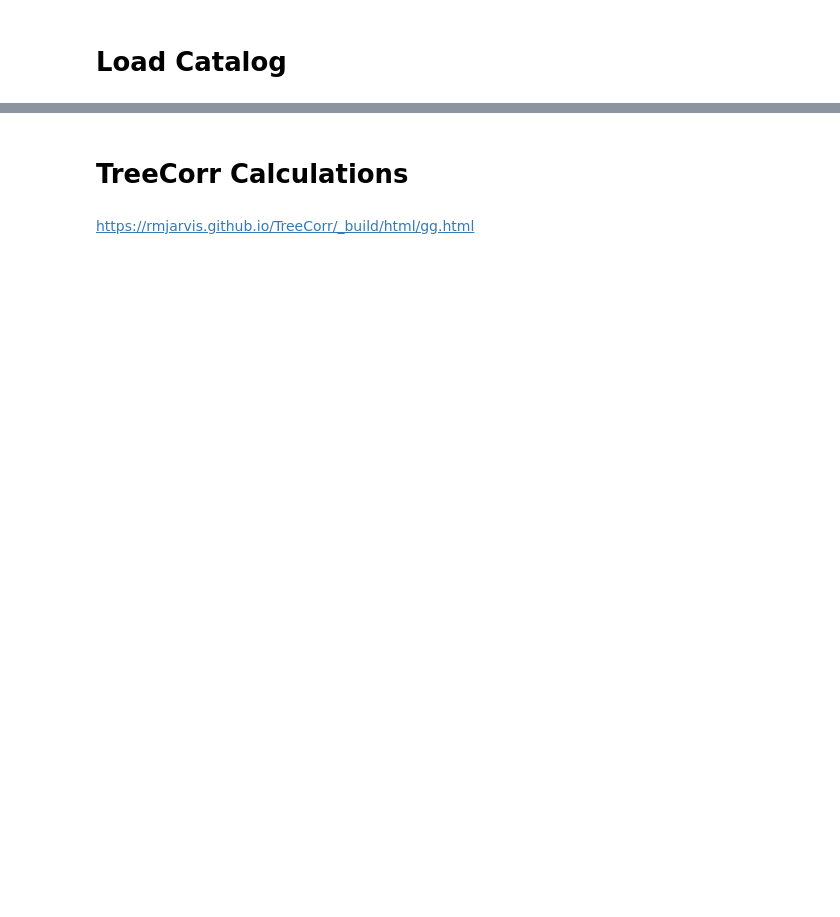
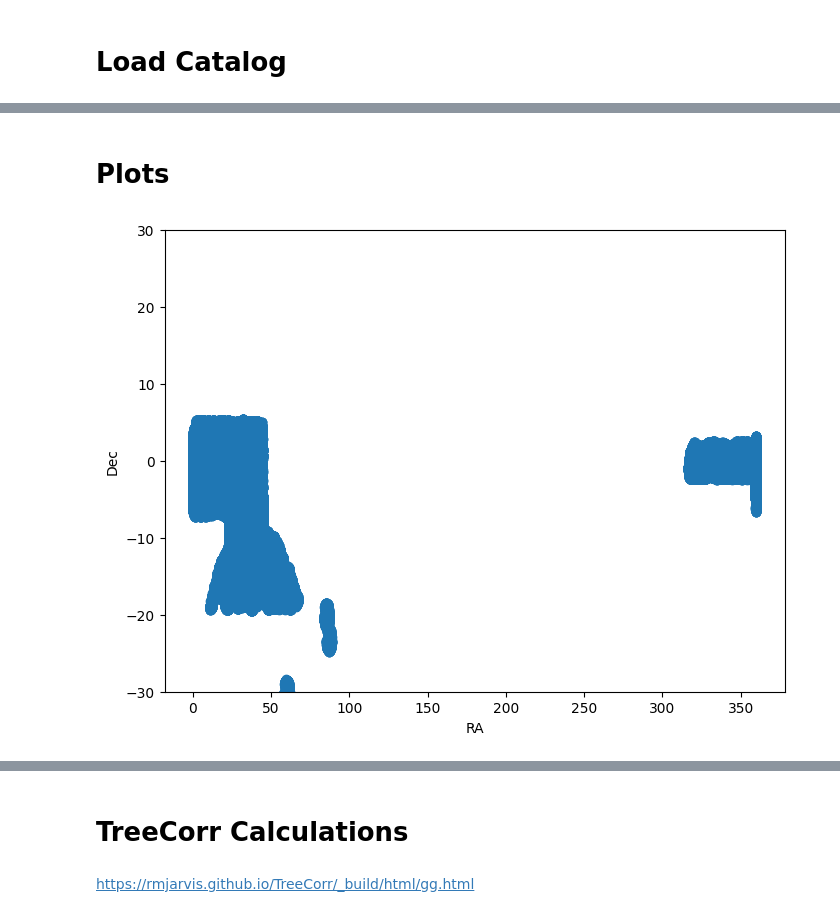
Before and after one commit to darynaYus/cosmic-shear-with-spec-z, a Jupyter notebook: treecorr/treecorr_test.ipynb, the cells around one changed output, grey strips where cells are left out. Saved outputs shown, nothing was run; the diff lists cells and outputs as text; code cells hidden in the pictures; blank space fills up the shorter version.

```diff
--- a/treecorr/treecorr_test.ipynb
+++ b/treecorr/treecorr_test.ipynb
@@ -30,0 +28,24 @@ g2 = data_clean['SHAPE_E2']
+# %%
+table_s = Table.read(infile_sources, path='catalog')
+z_spec_desi = table_s['z_spec_desi']
+is_in_overlap_phot_spec_src_nside_64 = table_s['is_in_overlap_phot_spec_src_nside_64']
+# %%
+table_s = dsigma_table(table_s, 'source', survey='DES')
+table_s['z_spec_desi'] = z_spec_desi
+table_s['is_in_overlap_phot_spec_src_nside_64'] = is_in_overlap_phot_spec_src_nside_64
+
+#for z_bin in range(4):
+    #select = table_s['z_bin'] == z_bin
+    #R_sel = selection_response(table_s[select])
+    #table_s['R_11'][select] += 0.5 * np.sum(np.diag(R_sel))
+    #table_s['R_22'][select] += 0.5 * np.sum(np.diag(R_sel))
+
+table_s = table_s[table_s['z_bin'] >= 0]
+table_s = table_s[table_s['flags_select']]
+table_s['m'] = multiplicative_shear_bias(table_s['z_bin'], version='Y3')
+# %%
+table_s_spec = table_s.copy()
+table_s_spec = table_s_spec[table_s_spec["z_spec_desi"] > 0]
+
+print(f'Number of sources total: {len(table_s):,}')
+print(f'Number of sources with spec-z: {len(table_s_spec):,}')
@@ -30,0 +77,19 @@ g2 = data_clean['SHAPE_E2']
+# %%
+ra = table_s_spec['ra']
+dec = table_s_spec['dec']
+g1 = table_s_spec['e_1']
+g2 = table_s_spec['e_2']
+z = table_s_spec['z_spec_desi']
+# %% [markdown]
+# Plots
+# %%
+# ra v dec
+fig, ax = plt.subplots(figsize = (8,6))
+ax.scatter(ra, dec)
+ax.set_xlabel("RA")
+ax.set_ylabel("Dec")
+#ax.set_xlim(0, 360)
+ax.set_ylim(-30, 30)
+plt.show()
+# %% [output]
+[figure, added]
```
Also changed, not shown: parts of 14 cells of this notebook.
